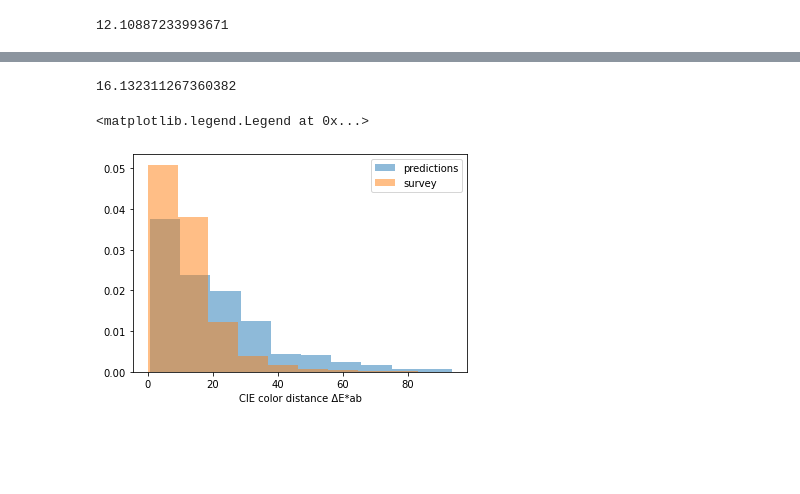
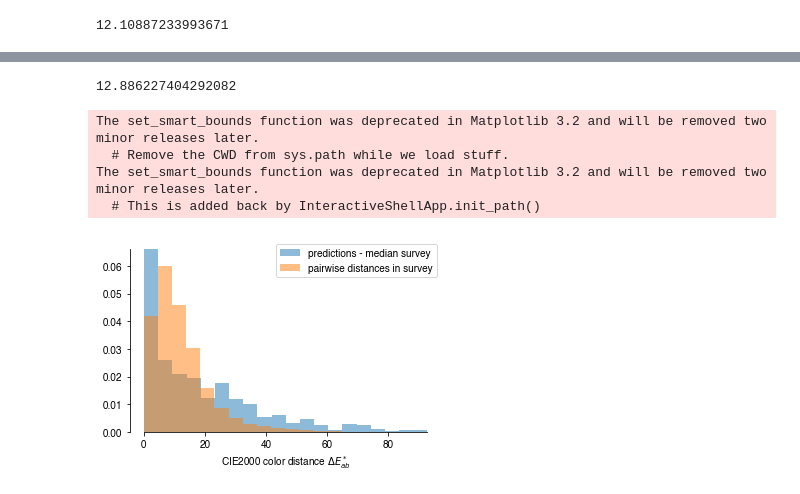
Before and after one commit to kjappelbaum/colorml, a Jupyter notebook: notebooks/make_prediction_plot.ipynb, the cells around one changed output, grey strips where cells are left out. Saved outputs shown, nothing was run; the diff lists cells and outputs as text; code cells hidden in the pictures; blank space fills up the shorter version.

```diff
--- a/notebooks/make_prediction_plot.ipynb
+++ b/notebooks/make_prediction_plot.ipynb
@@ -74,7 +55,7 @@ for k,v in augmentation_dict.items():
     for i in range(colors):
         for j in range(colors):
             if j>i:
-                meanc.append(get_delta_e(v[i], v[j]))
+                meanc.append(get_delta_e(v[i], v[j], upscaled=True))
     color_delta_es[k] = meanc
     means.extend(meanc)
 # %%
@@ -136,4 +85,6 @@ for ca, cb in zip(a, b):
+# %%
+differences = pairwise_delta_es(median_prediction, y_test)
 # %%
 np.median(differences)
 # %% [output]
-16.132311267360382
+12.886227404292082
@@ -142,8 +91,26 @@ import seaborn as sns
-# %%
-plt.hist(differences, density=True, alpha=.5, label='predictions')
-plt.hist(means, density=True, alpha=.5, label='survey')
-plt.xlabel('CIE color distance ΔE*ab')
-plt.legend()
-# %% [output]
-<matplotlib.legend.Legend at 0x...>
-[figure, removed]
+# %%
+import seaborn as sns
+
+plt.rcParams['font.family'] = 'sans-serif'
+plt.rcParams['font.sans-serif'] = 'Helvetica'
+# %%
+fig, ax = plt.subplots(figsize=(5,3.5))
+
+ax.hist(differences, density=True, alpha=.5, label='predictions - median survey', bins=20)
+ax.hist(means, density=True, alpha=.5, label='pairwise distances in survey', bins=20)
+ax.set_xlabel(r'CIE2000 color distance $\Delta E^*_{ab}$')
+ax.legend()
+
+ax.spines['top'].set_color('none')
+ax.spines['right'].set_color('none')
+ax.spines['left'].set_smart_bounds(True)
+ax.spines['bottom'].set_smart_bounds(True)
+
+
+fig.tight_layout()
+# %% [output]
+The set_smart_bounds function was deprecated in Matplotlib 3.2 and will be removed two minor releases later.
+  # Remove the CWD from sys.path while we load stuff.
+The set_smart_bounds function was deprecated in Matplotlib 3.2 and will be removed two minor releases later.
+  # This is added back by InteractiveShellApp.init_path()
+[figure, added]
```
Also changed, not shown: parts of 11 cells of this notebook, 4 other files.
